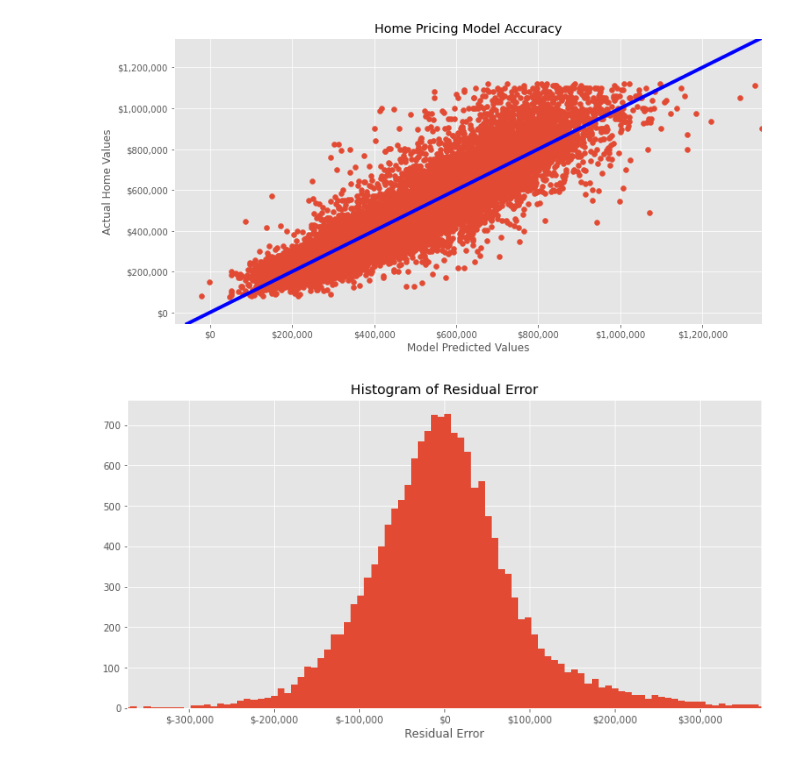
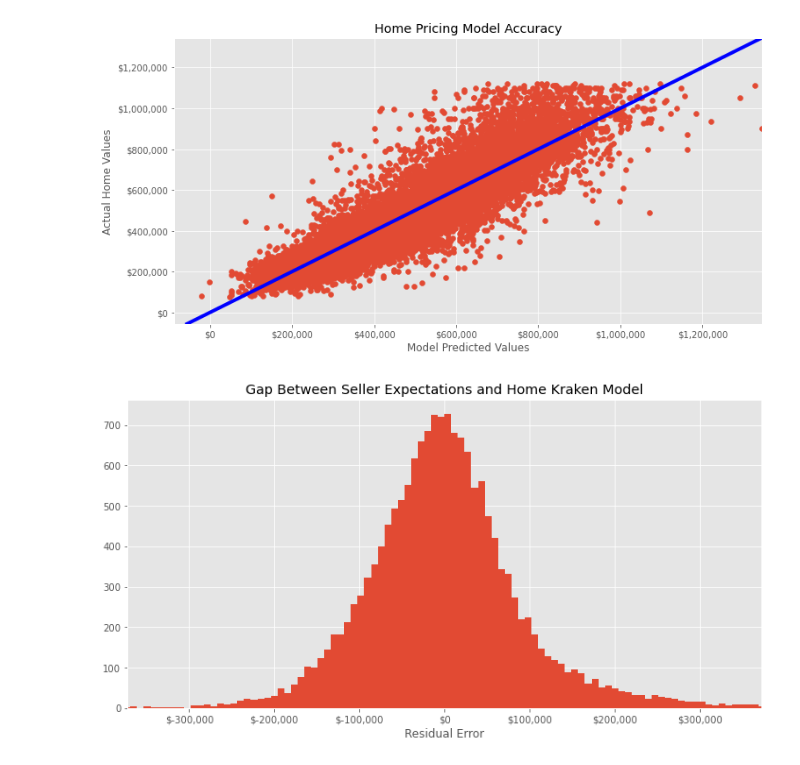
Before and after one commit to ondugba/Housing_Price_Predictor, a Jupyter notebook: Alex-visualizations.ipynb, the cells around one changed output. Saved outputs shown, nothing was run; the diff lists cells and outputs as text; code cells hidden in the pictures.

Commit message:
more visualizations

```diff
--- a/Alex-visualizations.ipynb
+++ b/Alex-visualizations.ipynb
@@ -1554,16 +1554,3 @@ Notes:
 [1] Standard Errors assume that the covariance matrix of the errors is correctly specified.
 [2] The condition number is large, 2.73e+06. This might indicate that there are
 strong multicollinearity or other numerical problems.
-# %%
-#Import standard scaler
-#from sklearn.preprocessing import StandardScaler
-
-#Scale our exogenous variables
-ss = StandardScaler()
-ss.fit(X_train_zip)
-X_scaled = ss.transform(X_train_zip)
-
-#Create dataframe with columns titles
-X_scaled_df = pd.DataFrame(X_scaled, index=X_train_zip.index, columns = X_train_zip.columns)
-
-X_scaled_df
@@ -1647,14 +1620,17 @@ plt.savefig('Visualizations/Home_Pricing_Model_Accuracy.png', bbox_inches='tight
 # %% [output]
 [figure]
 # %%
+#Residuals from our model
+resid_multi_model_5_OLS = multi_model_5_OLS.resid
+
 fig, ax = plt.subplots(figsize=(12,6))
 ax.hist(resid_multi_model_5_OLS,bins="auto")
 ax.set_xlabel("Residual Error")
 #ax.set_ylabel("Count")
 ax.xaxis.set_major_formatter('${x:,.0f}')
-ax.set_title(label="Histogram of Residual Error")
+ax.set_title(label="Gap Between Seller Expectations and Home Kraken Model")
 ax.set_xbound(lower=(resid_multi_model_5_OLS.std()*-4),upper=resid_multi_model_5_OLS.std()*4)
 #ax.set_xticks()
 plt.savefig('Visualizations/Histogram_of_Residual_Error.png', bbox_inches='tight')
 # %% [output]
-[figure, old version]
+[figure, new version]
```
Also changed, not shown: parts of 17 cells of this notebook, 1 other file.
